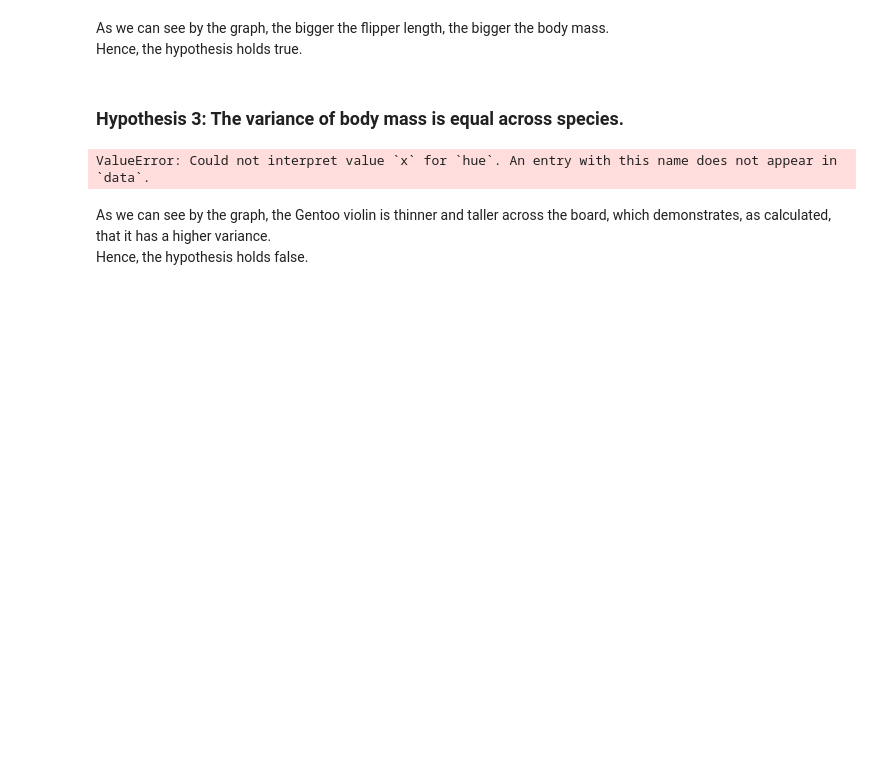
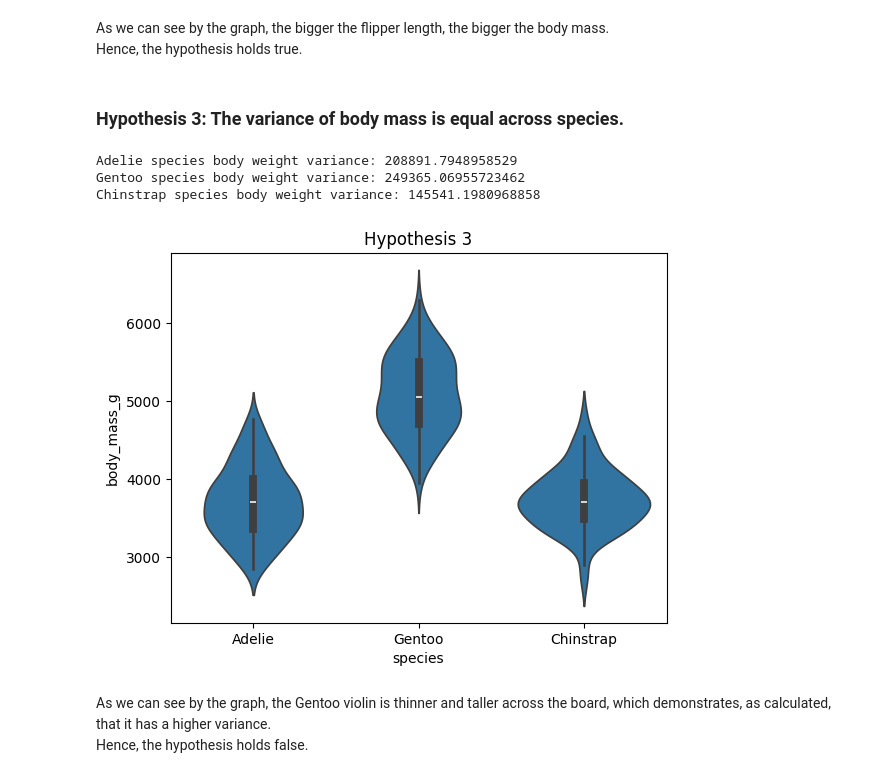
Before and after one commit to tamimdhbwgit/scientific_programming_lab, a Jupyter notebook: eda-task.penguin.ipynb, the cells around one changed output. Drawn from its saved outputs; the diff is of its cells as text; code cells hidden in the pictures; blank space fills up the shorter version.

Commit message:
Penguine dataset (without palette in hypothesis 3)

```diff
--- a/eda-task.penguin.ipynb
+++ b/eda-task.penguin.ipynb
@@ -121,28 +121,31 @@ Hence, the hypothesis holds true.
 # %%
 adelie = df_clean[df_clean["species"] == "Adelie"]
 gentoo = df_clean[df_clean["species"] == "Gentoo"]
 chinstrap = df_clean[df_clean["species"] == "Chinstrap"]
 
 adelie_variance = np.var(adelie["body_mass_g"])
 gentoo_variance = np.var(gentoo["body_mass_g"])
 chinstrap_variance = np.var(chinstrap["body_mass_g"])
 
 # color palette
 palette = {
     "Adelie": "#1f77b4",     # blue
     "Gentoo": "#2ca02c",     # green
     "Chinstrap": "#ff7f0e"  # orange
 }
 
-g3 = sns.violinplot(data=df_clean, x="species", y="body_mass_g", palette=palette)
+g3 = sns.violinplot(data=df_clean, x="species", y="body_mass_g")
 
 g3.set_title("Hypothesis 3")
 
 print(f"Adelie species body weight variance: {adelie_variance}")
 print(f"Gentoo species body weight variance: {gentoo_variance}")
 print(f"Chinstrap species body weight variance: {chinstrap_variance}")
 # %% [output]
-ValueError: Could not interpret value `x` for `hue`. An entry with this name does not appear in `data`.
+Adelie species body weight variance: 208891.7948958529
+Gentoo species body weight variance: 249365.06955723462
+Chinstrap species body weight variance: 145541.1980968858
+[figure, added]
 # %% [markdown]
 As we can see by the graph, the Gentoo violin is thinner and taller across the board, which demonstrates, as calculated, that it has a higher variance. <br>
 Hence, the hypothesis holds false.
```
Also changed, not shown: parts of 1 cell of this notebook.
